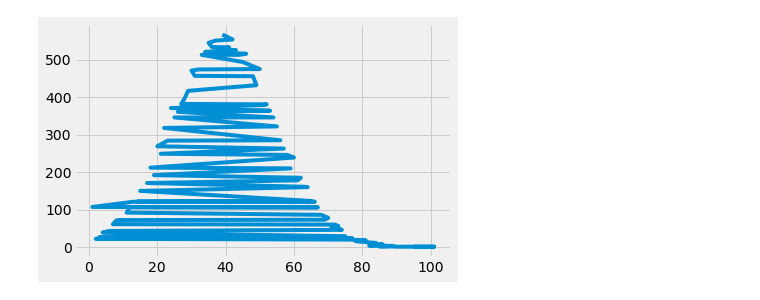
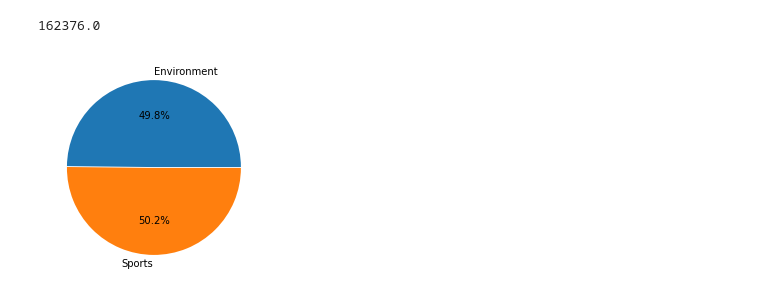
Before and after one commit to Jinay01/Syapse-task, a Jupyter notebook: task2.ipynb, the cells around one changed output. Saved outputs shown, nothing was run; the diff lists cells and outputs as text; code cells hidden in the pictures.

```diff
--- a/task2.ipynb
+++ b/task2.ipynb
@@ -250,26 +166,25 @@ plt.show()
-# %%
-# tried animations but did not work
-
-import matplotlib.pyplot as plt
-import matplotlib.animation as animation
-from matplotlib import style
-
-style.use('fivethirtyeight')
-
-fig = plt.figure()
-ax1 = fig.add_subplot(1,1,1)
-def animate(i):
-#     graph_data = open('example.txt','r').read()
-#     lines = graph_data.split('\n')
-    xs = []
-    ys = []
-    for x in amount['value']:
-        xs.append(x)
-    for y in amount['count']:
-        ys.append(y)
-    ax1.clear()
-    ax1.plot(xs, ys)
-ani = animation.FuncAnimation(fig, animate, interval=1000)
-plt.show()
-# %% [output]
-[figure, removed]
+# %%
+sport_amount = amount_check[(amount_check.category== 'Sports')]
+# sport_amount
+# %%
+environment_amount = amount_check[(amount_check.category== 'Environment')]
+# environment_amount
+# %%
+y = 0
+for x in environment_amount['amount']:
+    env_amt= x + y
+    y = env_amt
+y= 0
+for x in sport_amount['amount']:
+    sport_amt= x + y
+    y = sport_amt
+print(env_amt)
+
+labels = 'Environment', "Sports"
+data = [env_amt, sport_amt]
+explode = (0,0.01)
+plt.pie(data,labels =labels,explode=explode,autopct='%1.1f%%')
+plt.show()
+# %% [output]
+162376.0
+[figure, added]
```
Also changed, not shown: parts of 17 cells of this notebook.
